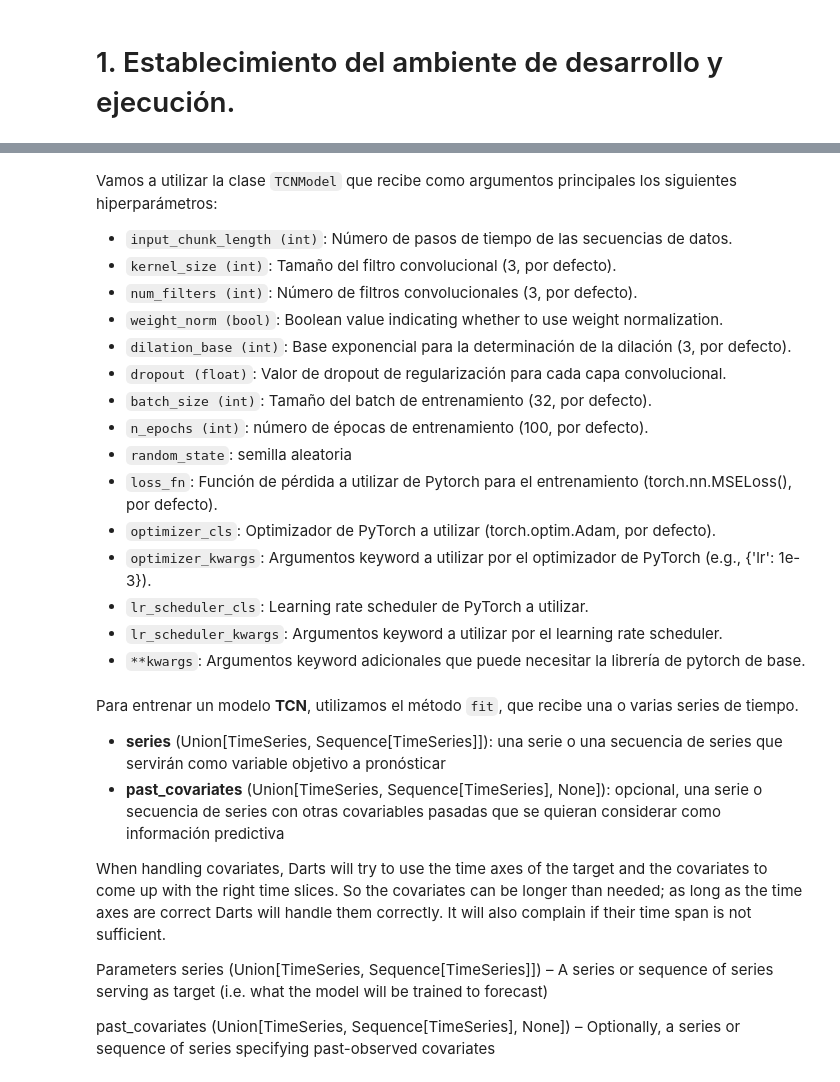
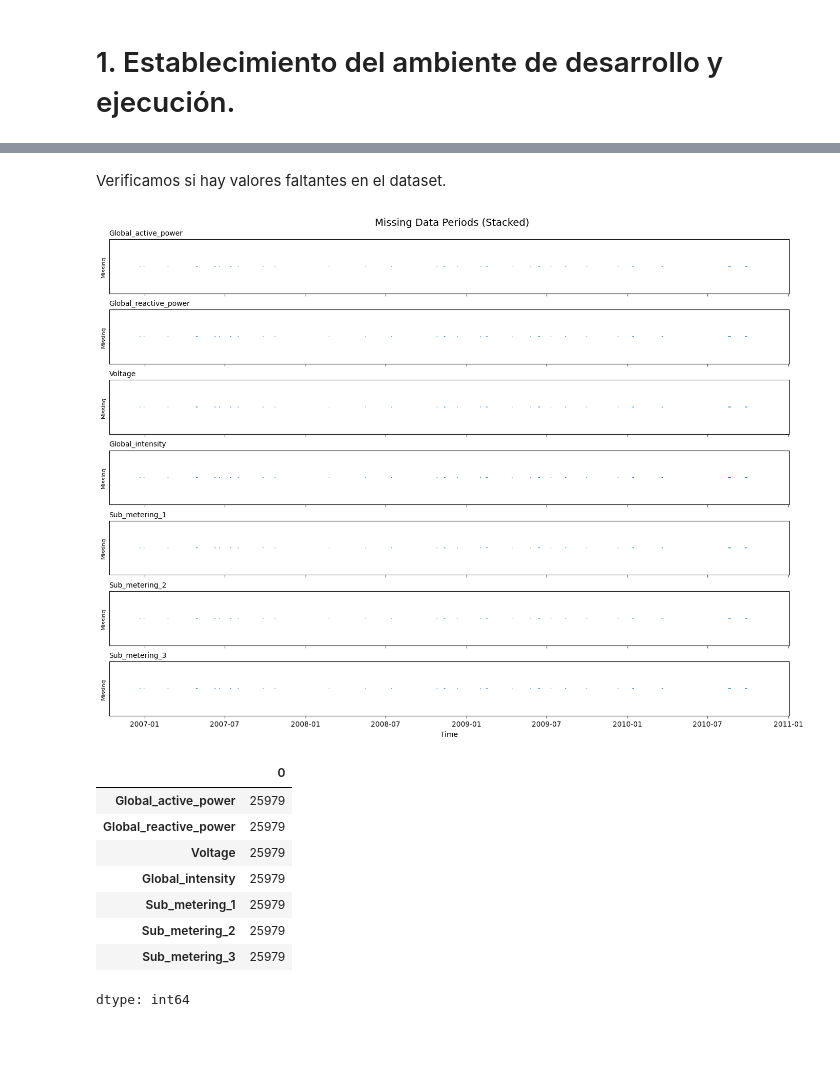
Before and after one commit to profedaniel86/Funtamentos_de_Anal-tica_II, a Jupyter notebook: 3.Series_NN_RNN_TCN/5.Sesión 11/Bases de datos y Notebooks sesión 11-20250713/03-04-TCN.ipynb, the cells around one changed output, grey strips where cells are left out. Saved outputs shown, nothing was run; the diff lists cells and outputs as text; code cells hidden in the pictures; blank space fills up the shorter version.

```diff
--- a/3.Series_NN_RNN_TCN/5.Sesión 11/Bases de datos y Notebooks sesión 11-20250713/03-04-TCN.ipynb
+++ b/3.Series_NN_RNN_TCN/5.Sesión 11/Bases de datos y Notebooks sesión 11-20250713/03-04-TCN.ipynb
@@ -204,3 +197,0 @@ A partir del conocimiento de negocio, nos informan que hace falta una variable q
-# %%
-values = df.values
-df['Sub_metering_4'] = (values[:,0] * 1000 / 60) - (values[:,4] + values[:,5] + values[:,6])
@@ -1513,17 +197,0 @@ def generate_torch_kwargs(): # Configuración para modelos implementados en PyTo
-# %% [markdown]
-Vamos a utilizar la clase `TCNModel` que recibe como argumentos principales los siguientes hiperparámetros:
-- `input_chunk_length (int)`: Número de pasos de tiempo de las secuencias de datos.
-- `kernel_size (int)`: Tamaño del filtro convolucional (3, por defecto).
-- `num_filters (int)`: Número de filtros convolucionales (3, por defecto).
-- `weight_norm (bool)`: Boolean value indicating whether to use weight normalization.
-- `dilation_base (int)`: Base exponencial para la determinación de la dilación (3, por defecto).
-- `dropout (float)`: Valor de dropout de regularización para cada capa convolucional.
-- `batch_size (int)`: Tamaño del batch de entrenamiento (32, por defecto).
-- `n_epochs (int)`: número de épocas de entrenamiento (100, por defecto).
-- `random_state`: semilla aleatoria
-- `loss_fn`: Función de pérdida a utilizar de Pytorch para el entrenamiento (torch.nn.MSELoss(), por defecto).
-- `optimizer_cls`: Optimizador de PyTorch a utilizar (torch.optim.Adam, por defecto).
-- `optimizer_kwargs`: Argumentos keyword a utilizar por el optimizador de PyTorch (e.g., {'lr': 1e-3}).
-- `lr_scheduler_cls`: Learning rate scheduler de PyTorch a utilizar.
-- `lr_scheduler_kwargs`: Argumentos keyword a utilizar por el learning rate scheduler.
-- `**kwargs`: Argumentos keyword adicionales que puede necesitar la librería de pytorch de base.
@@ -1539,13 +198,43 @@ dataset_train = SerieTiempoMultivariadaDataset(dataset=daily_data.iloc[primer_di
-# %% [markdown]
-Para entrenar un modelo **TCN**, utilizamos el método `fit`, que recibe una o varias series de tiempo.
-- **series** (Union[TimeSeries, Sequence[TimeSeries]]): una serie o una secuencia de series que servirán como variable objetivo a pronósticar
-- **past_covariates** (Union[TimeSeries, Sequence[TimeSeries], None]): opcional, una serie o secuencia de series con otras covariables pasadas que se quieran considerar como información predictiva
-
-
-
-When handling covariates, Darts will try to use the time axes of the target and the covariates to come up with the right time slices. So the covariates can be longer than needed; as long as the time axes are correct Darts will handle them correctly. It will also complain if their time span is not sufficient.
-
-Parameters
-series (Union[TimeSeries, Sequence[TimeSeries]]) – A series or sequence of series serving as target (i.e. what the model will be trained to forecast)
-
-past_covariates (Union[TimeSeries, Sequence[TimeSeries], None]) – Optionally, a series or sequence of series specifying past-observed covariates
+# %% [markdown]
+Verificamos si hay valores faltantes en el dataset.
+# %%
+def plot_missing_periods_stacked(df, title='Missing Data Periods (Stacked)'):
+    """
+    Plots missing data periods for each column, stacked vertically with shared x-axis.
+    Only missing timestamps are shown.
+    """
+    num_cols = len(df.columns)
+    fig, axes = plt.subplots(nrows=num_cols, figsize=(14, 1.5 * num_cols), sharex=True, sharey=False)
+
+    for i, col in enumerate(df.columns):
+        ax = axes[i] if num_cols > 1 else axes
+        missing = df[col].isna()
+
+        # Create a time series with 1s where values are missing
+        missing_series = pd.Series(np.where(missing, 1, np.nan), index=df.index)
+        ax.plot(missing_series, linewidth=1)
+        ax.set_title(col, loc='left', fontsize=10)
+        ax.set_yticks([])  # Hide y-axis ticks
+        ax.set_ylabel('Missing', fontsize=8)
+
+    plt.xlabel('Time')
+    plt.suptitle(title, fontsize=14)
+    plt.tight_layout()
+    plt.subplots_adjust(top=0.94, hspace=0.3)
+    plt.show()
+
+plot_missing_periods_stacked(df)
+# %% [output]
+[figure, added]
+# %%
+df.isna().sum()
+# %% [output]
+|  | 0 |
+| Global_active_power | 25979 |
+| Global_reactive_power | 25979 |
+| Voltage | 25979 |
+| Global_intensity | 25979 |
+| Sub_metering_1 | 25979 |
+| Sub_metering_2 | 25979 |
+| Sub_metering_3 | 25979 |
+dtype: int64
```
Also changed, not shown: parts of 269 cells of this notebook.
